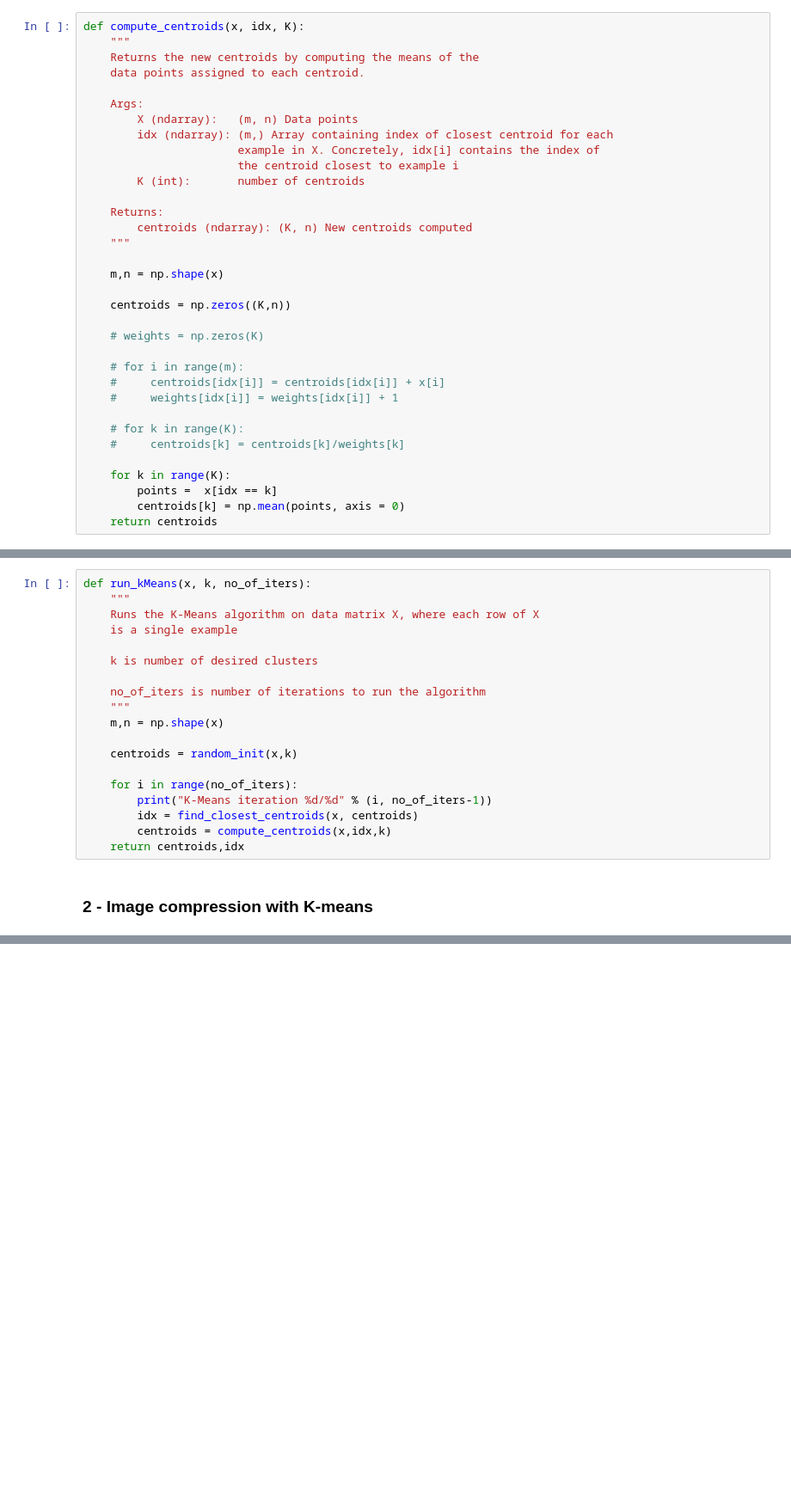
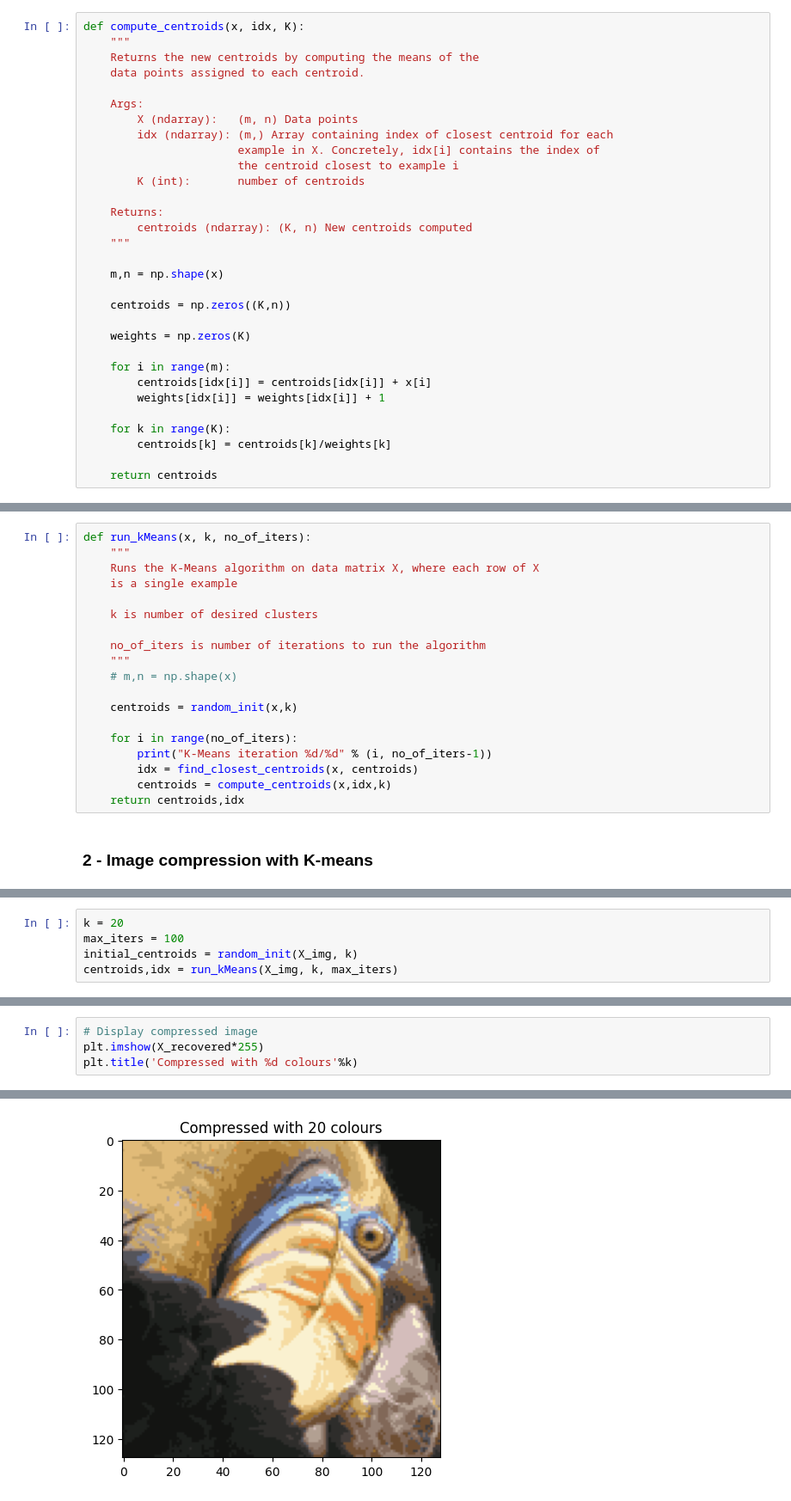
Before and after one commit to psyreddy/mls-practice, a Jupyter notebook: C3_W1_imageCompressionUsingK-Means.ipynb, the cells around one changed output, grey strips where cells are left out. Shown at 86% size. Drawn from its saved outputs; the diff is of its cells as text; blank space fills up the shorter version.

```diff
--- a/C3_W1_imageCompressionUsingK-Means.ipynb
+++ b/C3_W1_imageCompressionUsingK-Means.ipynb
@@ -73,18 +74,15 @@ def compute_centroids(x, idx, K):
 
     centroids = np.zeros((K,n))
 
-    # weights = np.zeros(K)
+    weights = np.zeros(K)
 
-    # for i in range(m):
-    #     centroids[idx[i]] = centroids[idx[i]] + x[i]
-    #     weights[idx[i]] = weights[idx[i]] + 1
-
-    # for k in range(K):
-    #     centroids[k] = centroids[k]/weights[k]
+    for i in range(m):
+        centroids[idx[i]] = centroids[idx[i]] + x[i]
+        weights[idx[i]] = weights[idx[i]] + 1
 
     for k in range(K):
-        points =  x[idx == k]
-        centroids[k] = np.mean(points, axis = 0)
+        centroids[k] = centroids[k]/weights[k]
+
     return centroids
 # %% [markdown]
 #### 1.6 Random initialization of K centroids from data
@@ -116,7 +114,7 @@ def run_kMeans(x, k, no_of_iters):
 
     no_of_iters is number of iterations to run the algorithm
     """
-    m,n = np.shape(x)
+    # m,n = np.shape(x)
 
     centroids = random_init(x,k)
 
@@ -168,0 +146,5 @@ K-Means iteration 9/9
+# %%
+k = 20
+max_iters = 100
+initial_centroids = random_init(X_img, k)
+centroids,idx = run_kMeans(X_img, k, max_iters)
@@ -168,0 +183,5 @@ K-Means iteration 9/9
+# %%
+# Display compressed image
+plt.imshow(X_recovered*255)
+plt.title('Compressed with %d colours'%k)
+# %% [output]
@@ -168,0 +189 @@ K-Means iteration 9/9
+[figure, added]
```
Also changed, not shown: parts of 13 cells of this notebook, 4 other files.
